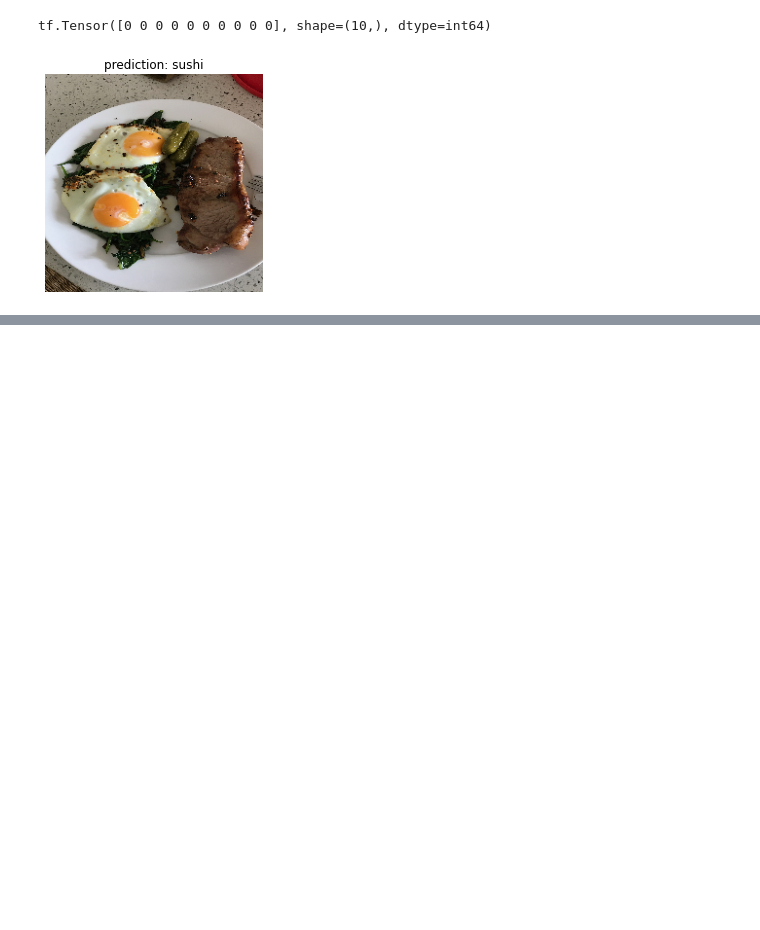
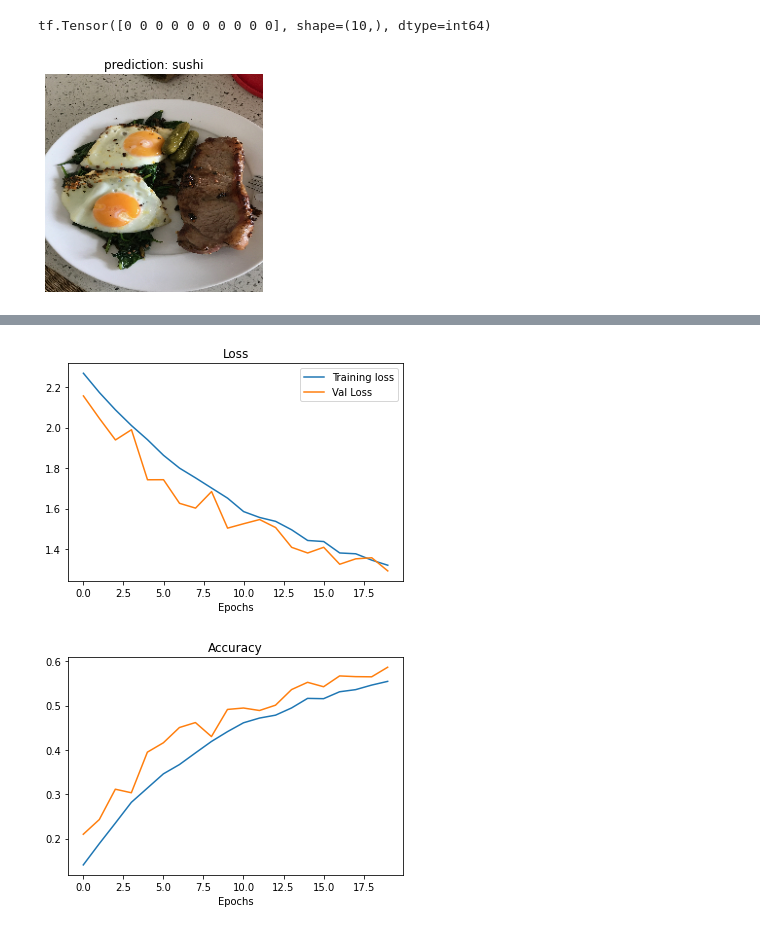
Before and after one commit to leogalbu/Colab_Notebook, a Jupyter notebook: Multiclass_Food_Classification.ipynb, the cells around one changed output, grey strips where cells are left out. Cells and saved outputs as stored; diff of their text form; code cells hidden in the pictures; blank space fills up the shorter version.

```diff
--- a/Multiclass_Food_Classification.ipynb
+++ b/Multiclass_Food_Classification.ipynb
@@ -373,0 +375,19 @@ tf.Tensor([0 0 0 0 0 0 0 0 0 0], shape=(10,), dtype=int64)
+# %%
+model_6 = Sequential()
+model_6.add(Conv2D(filters = 32, kernel_size = (5,5),padding = 'Same',activation ='relu', input_shape = (224,224,3)))
+model_6.add(MaxPool2D(pool_size=(2,2)))
+model_6.add(Conv2D(filters = 64, kernel_size = (5,5),padding = 'Same',activation ='relu'))
+model_6.add(MaxPool2D(pool_size=(2,2), strides=(2,2)))
+model_6.add(Conv2D(filters =128, kernel_size = (3,3),padding = 'Same',activation ='relu'))
+model_6.add(MaxPool2D(pool_size=(2,2), strides=(2,2)))
+model_6.add(Conv2D(filters = 256, kernel_size = (3,3),padding = 'Same',activation ='relu'))
+model_6.add(MaxPool2D(pool_size=(2,2), strides=(2,2)))
+model_6.add(Conv2D(filters = 512, kernel_size = (3,3),padding = 'Same',activation ='relu'))
+model_6.add(MaxPool2D(pool_size=(2,2), strides=(2,2)))
+model_6.add(Flatten())
+model_6.add(Dense(1024, activation='relu'))
+model_6.add(Dense(10, activation = "softmax"))
+# %%
+model_6.compile(loss='categorical_crossentropy', metrics=['accuracy'], optimizer=Adam())
+# %%
+history_6 = model_6.fit(train_data, epochs=20, steps_per_epoch=len(train_data), validation_data=test_data, validation_steps=len(test_data))
@@ -373,0 +412,5 @@ tf.Tensor([0 0 0 0 0 0 0 0 0 0], shape=(10,), dtype=int64)
+# %%
+plot_loss_curves(history_6)
+# %% [output]
+[figure, added]
+[figure, added]
```
Also changed, not shown: parts of 3 cells of this notebook.
